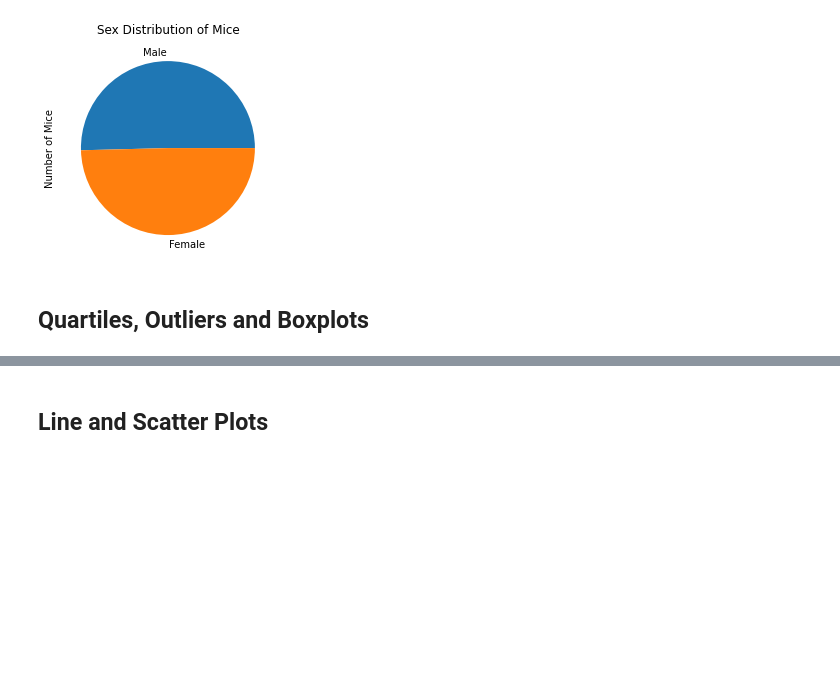
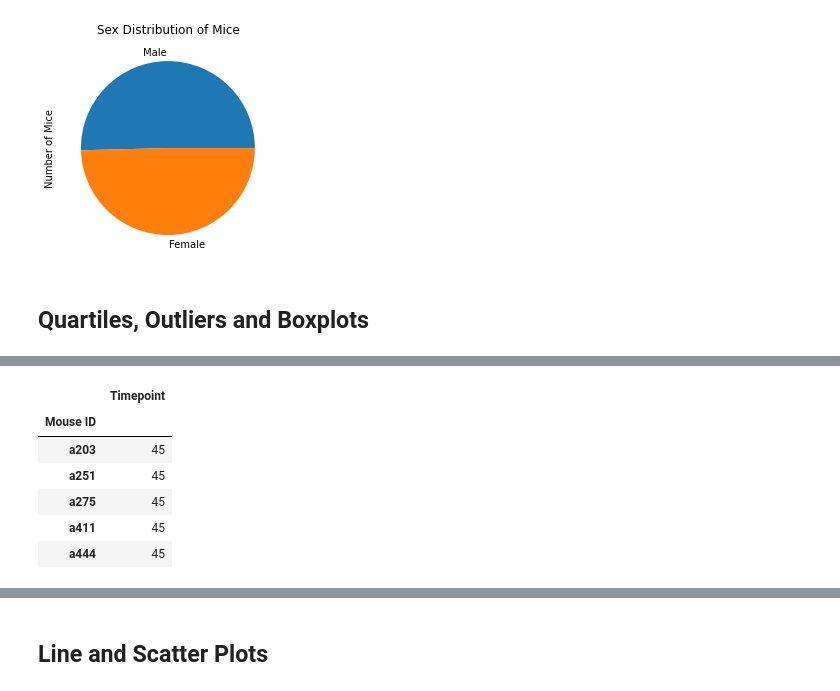
Before and after one commit to leah-handel/Cancer-Treatment-Analysis, a Jupyter notebook: pymaceuticals_starter.ipynb, the cells around one changed output, grey strips where cells are left out. Cells and saved outputs as stored; diff of their text form; code cells hidden in the pictures; blank space fills up the shorter version.

```diff
--- a/pymaceuticals_starter.ipynb
+++ b/pymaceuticals_starter.ipynb
@@ -246,0 +256,20 @@ Text(0, 0.5, 'Number of Mice')
+# %%
+# Calculate the final tumor volume of each mouse across four of the treatment regimens:
+# Capomulin, Ramicane, Infubinol, and Ceftamin
+promising = results.loc[(results["Drug Regimen"] == "Capomulin") | (results["Drug Regimen"] == "Ramicane") | (results["Drug Regimen"] == "Infubinol") | (results["Drug Regimen"] == "Ceftamin"),:]
+# %%
+# Start by getting the last (greatest) timepoint for each mouse
+
+grouped_promising = promising.groupby("Mouse ID")
+last_measurement_promising = grouped_promising.max()
+# %%
+last_measurement_promising = last_measurement_promising[["Timepoint"]]
+last_measurement_promising.head()
+# %% [output]
+|  | Timepoint |
+| Mouse ID |  |
+| a203 | 45 |
+| a251 | 45 |
+| a275 | 45 |
+| a411 | 45 |
+| a444 | 45 |
```
Also changed, not shown: parts of 5 cells of this notebook.
